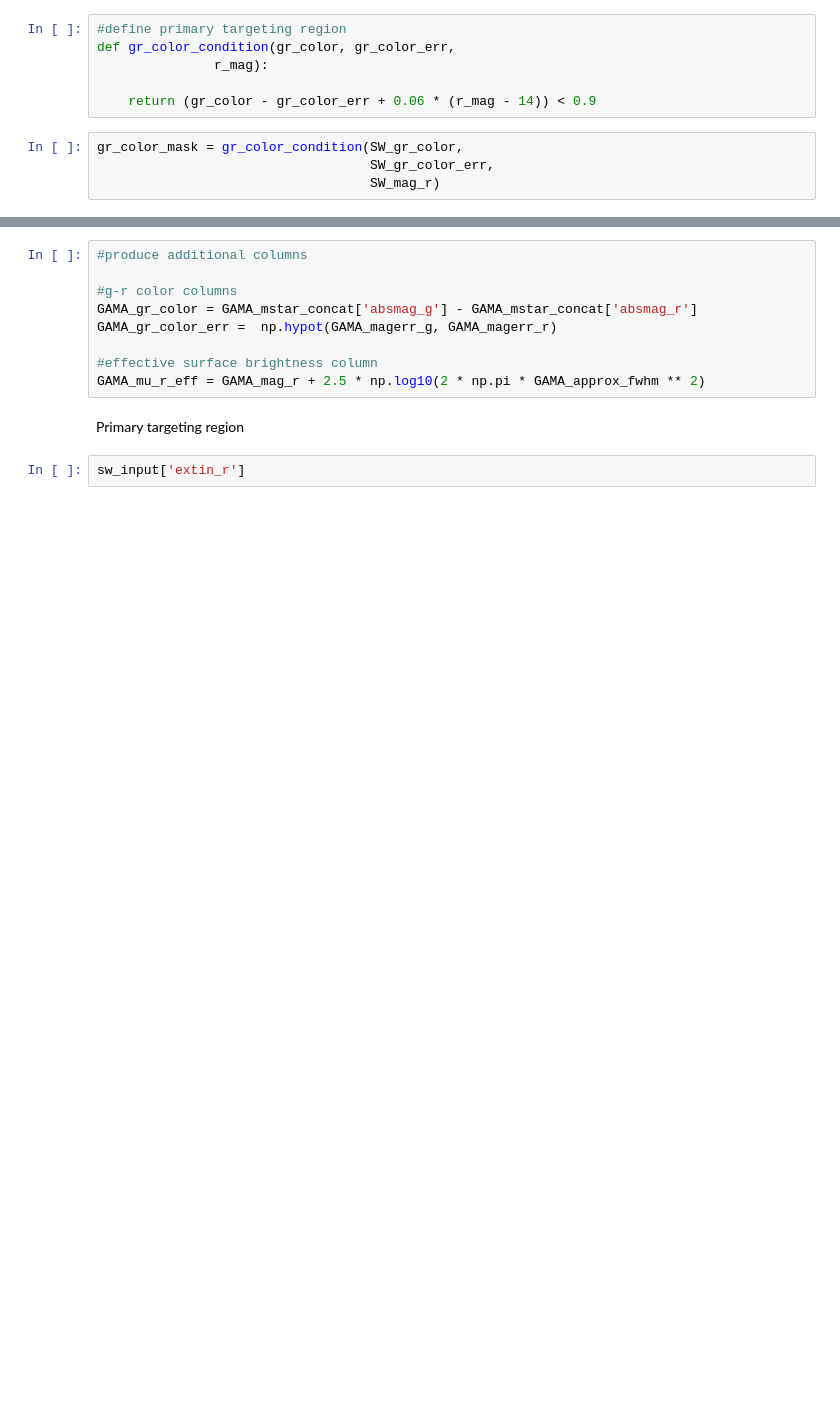
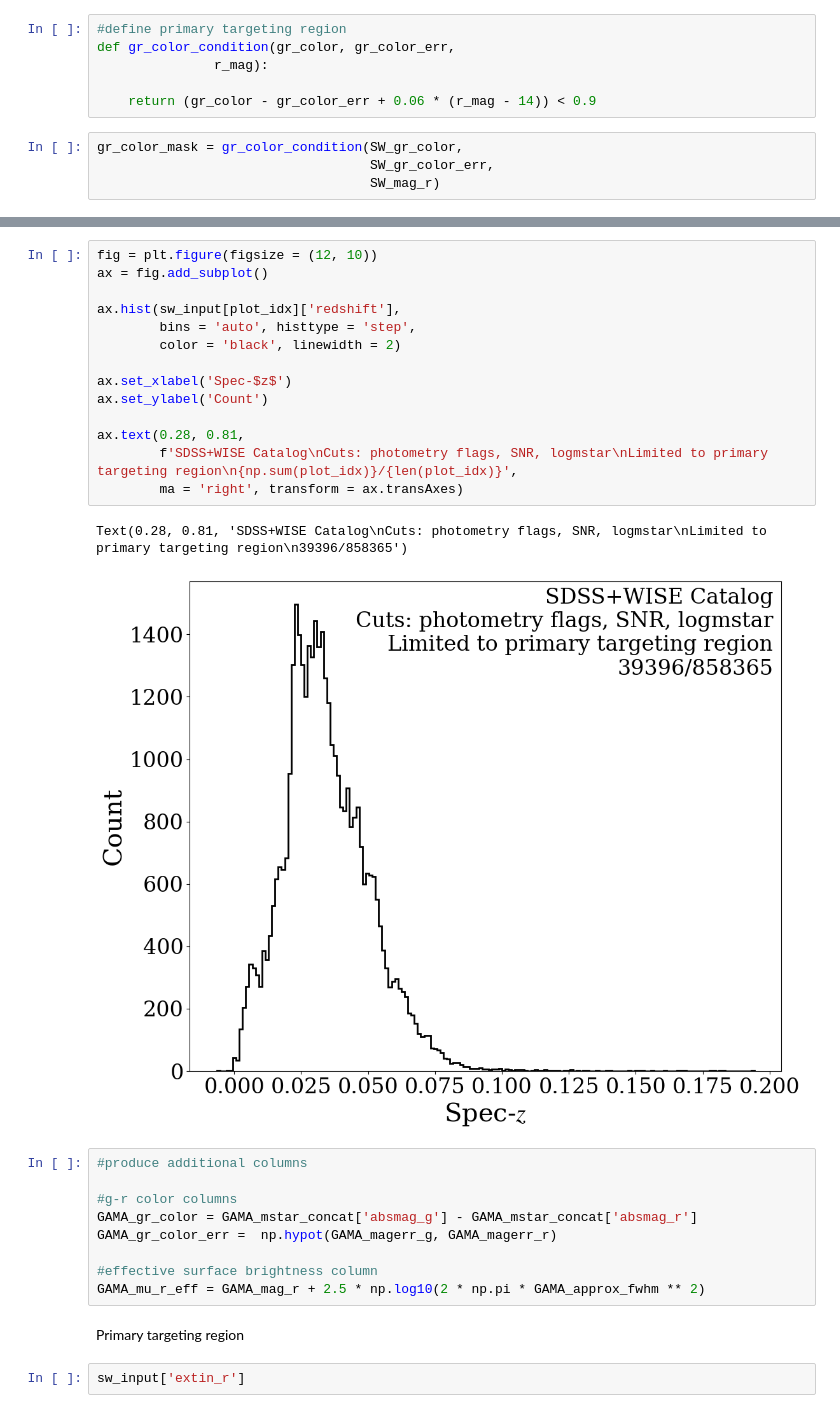
Before and after one commit to lsajkov/strw_mpdg, a Jupyter notebook: data_notebooks/SDSS_WISE_catalog.ipynb, the cells around one changed output, grey strips where cells are left out. Cells and saved outputs as stored; diff of their text form; blank space fills up the shorter version.

```diff
--- a/data_notebooks/SDSS_WISE_catalog.ipynb
+++ b/data_notebooks/SDSS_WISE_catalog.ipynb
@@ -145,3 +155,20 @@ fig.colorbar(mappable = hb, label = 'Median log$(M_*/M_{\odot})$')
+# %%
+fig = plt.figure(figsize = (12, 10))
+ax = fig.add_subplot()
+
+ax.hist(sw_input[plot_idx]['redshift'],
+        bins = 'auto', histtype = 'step',
+        color = 'black', linewidth = 2)
+
+ax.set_xlabel('Spec-$z$')
+ax.set_ylabel('Count')
+
+ax.text(0.28, 0.81,
+        f'SDSS+WISE Catalog\nCuts: photometry flags, SNR, logmstar\nLimited to primary targeting region\n{np.sum(plot_idx)}/{len(plot_idx)}',
+        ma = 'right', transform = ax.transAxes)
+# %% [output]
+Text(0.28, 0.81, 'SDSS+WISE Catalog\nCuts: photometry flags, SNR, logmstar\nLimited to primary targeting region\n39396/858365')
+[figure, added]
 # %%
 #produce additional columns
 
```
Also changed, not shown: parts of 6 cells of this notebook, 3 other files.
